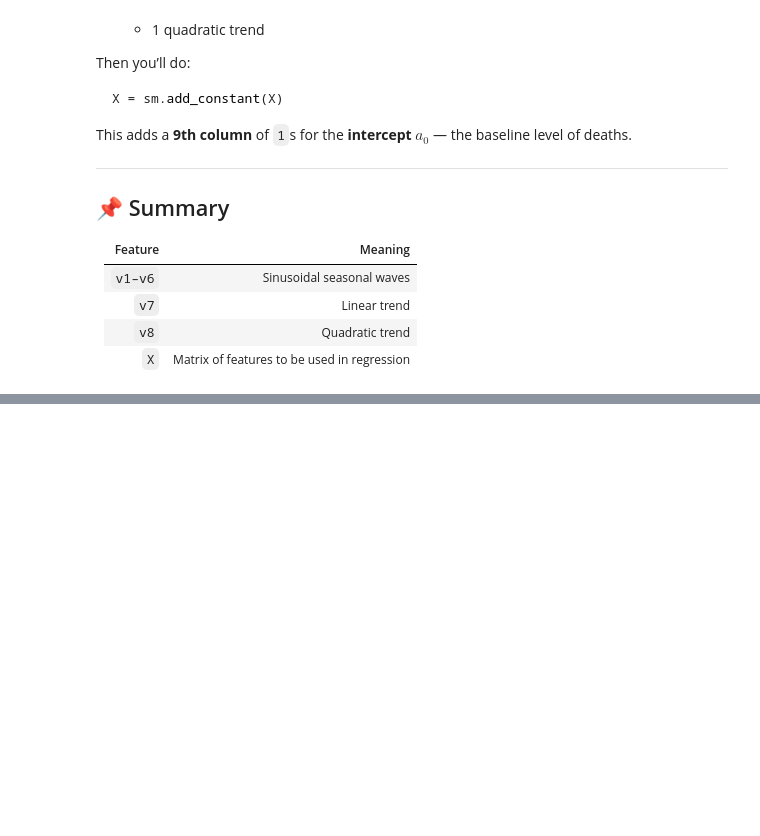
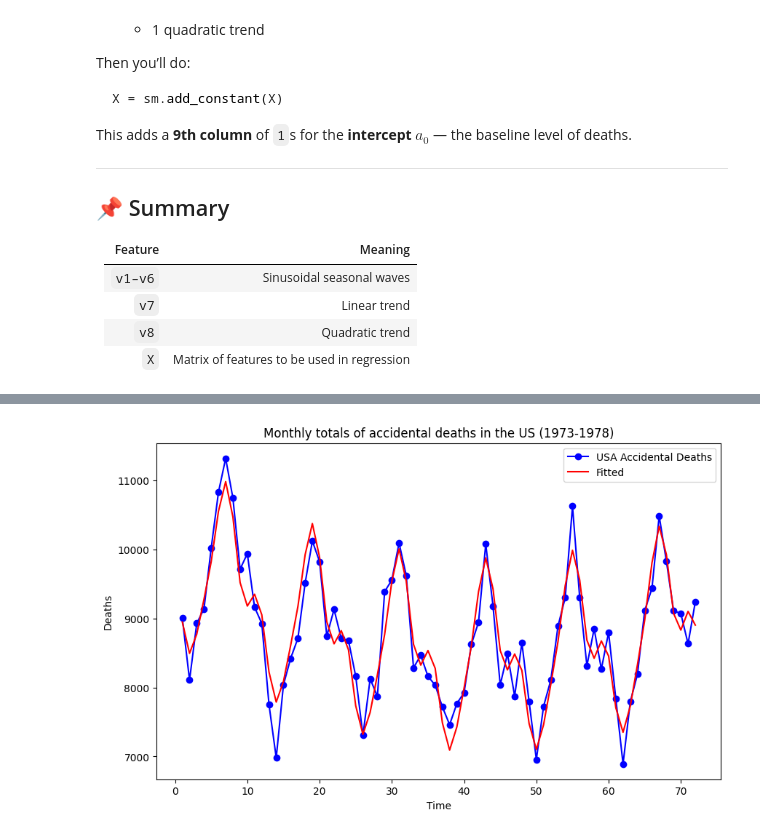
Before and after one commit to BilalNaseem1/Time_Series, a Jupyter notebook: berkeley/01_lab01.ipynb, the cells around one changed output, grey strips where cells are left out. Saved outputs shown, nothing was run; the diff lists cells and outputs as text; code cells hidden in the pictures; blank space fills up the shorter version.

```diff
--- a/01.ipynb
+++ b/berkeley/01_lab01.ipynb
@@ -343,0 +360,4 @@ X = sm.add_constant(X)
+# %%
+dt = USAccDeaths['x']
+# %%
+lin_mod = sm.OLS(dt, X).fit()
@@ -343,0 +384,11 @@ X = sm.add_constant(X)
+# %%
+plt.figure(figsize = (10, 6))
+plt.plot(t, dt, label = "USA Accidental Deaths", marker = 'o', linestyle = '-', color = 'blue')
+plt.plot(t, lin_mod.fittedvalues, label = 'Fitted', color = 'red', linestyle = '-')
+plt.xlabel("Time")
+plt.ylabel("Deaths")
+plt.title("Monthly totals of accidental deaths in the US (1973-1978)")
+plt.legend()
+plt.show()
+# %% [output]
+[figure, added]
```
Also changed, not shown: parts of 3 cells of this notebook, 8 other files.
